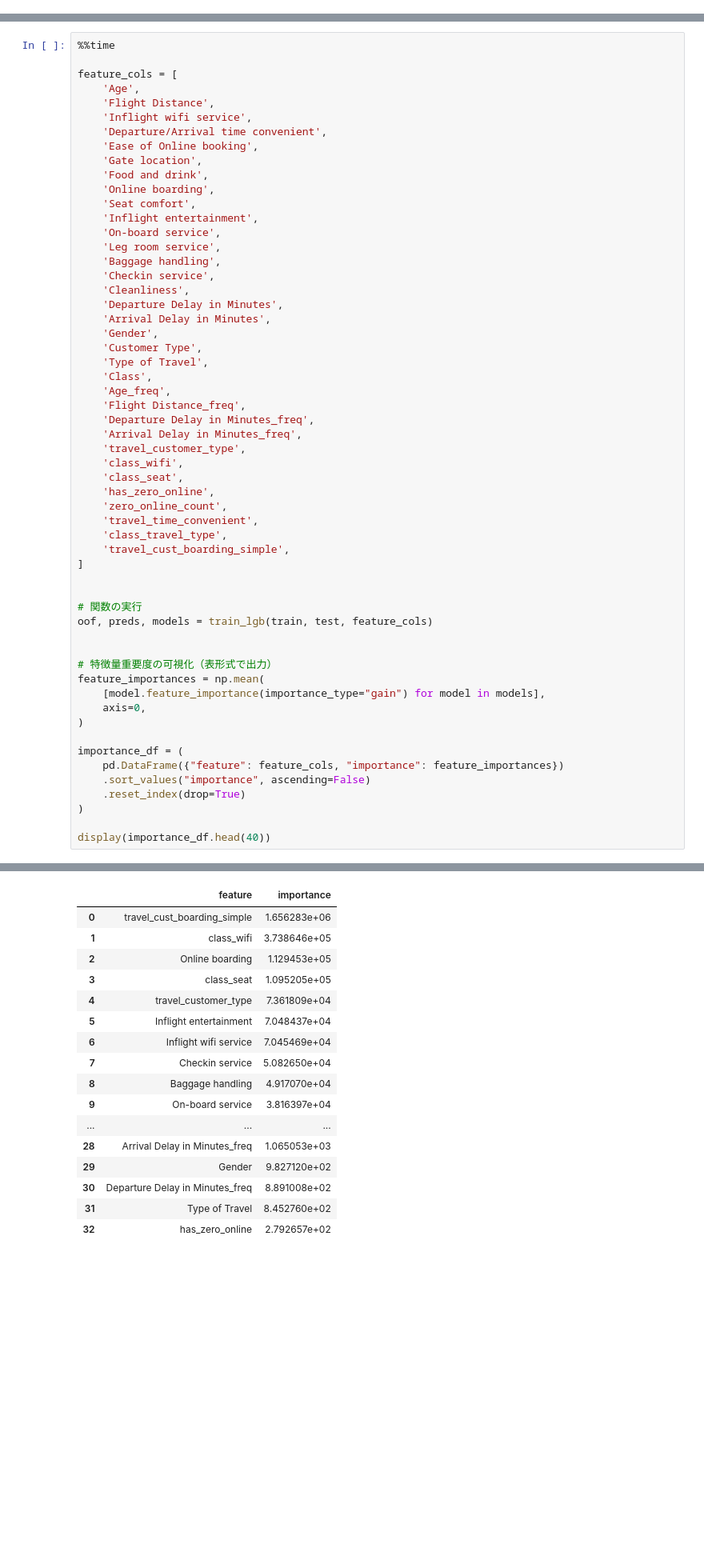
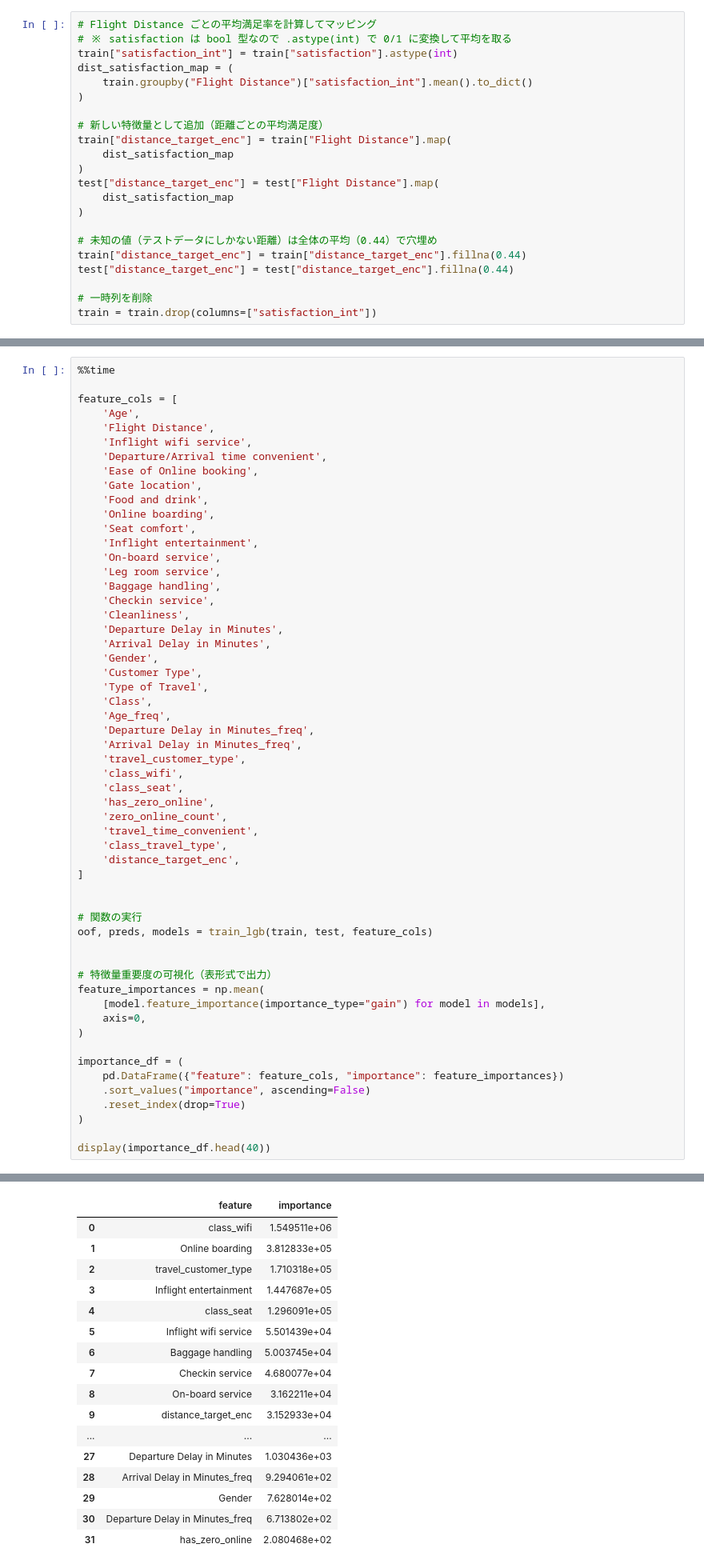
Before and after one commit to shoko-h-s/my_kaggle_solutions, a Jupyter notebook: eda-airline-satisfaction-japanese.ipynb, the cells around one changed output, grey strips where cells are left out. Shown at 80% size. Cells and saved outputs as stored; diff of their text form; blank space fills up the shorter version.

Commit message:
Kaggle Notebook | [EDA] Airline Satisfaction | Japanese | Version 5

```diff
--- a/eda-airline-satisfaction-japanese.ipynb
+++ b/eda-airline-satisfaction-japanese.ipynb
@@ -418,3 +434,25 @@ test['class_travel_type'] = test['Class'] + "_" + test['Type of Travel']
+# %%
+# Flight Distance ごとの平均満足率を計算してマッピング
+# ※ satisfaction は bool 型なので .astype(int) で 0/1 に変換して平均を取る
+train["satisfaction_int"] = train["satisfaction"].astype(int)
+dist_satisfaction_map = (
+    train.groupby("Flight Distance")["satisfaction_int"].mean().to_dict()
+)
+
+# 新しい特徴量として追加（距離ごとの平均満足度）
+train["distance_target_enc"] = train["Flight Distance"].map(
+    dist_satisfaction_map
+)
+test["distance_target_enc"] = test["Flight Distance"].map(
+    dist_satisfaction_map
+)
+
+# 未知の値（テストデータにしかない距離）は全体の平均（0.44）で穴埋め
+train["distance_target_enc"] = train["distance_target_enc"].fillna(0.44)
+test["distance_target_enc"] = test["distance_target_enc"].fillna(0.44)
+
+# 一時列を削除
+train = train.drop(columns=["satisfaction_int"])
 # %% [markdown]
 ## 不採用案
 # %% [markdown]
@@ -597,7 +680,6 @@ feature_cols = [
     'Type of Travel',
     'Class',
     'Age_freq',
-    'Flight Distance_freq',
     'Departure Delay in Minutes_freq',
     'Arrival Delay in Minutes_freq',
     'travel_customer_type',
@@ -607,7 +689,7 @@ feature_cols = [
     'zero_online_count',
     'travel_time_convenient',
     'class_travel_type',
-    'travel_cust_boarding_simple',
+    'distance_target_enc',
 ]
 
 
@@ -639,17 +721,17 @@ OOF ROC-AUC Score: 0.95941
 |  | feature | importance |
-| 0 | travel_cust_boarding_simple | 1.656283e+06 |
-| 1 | class_wifi | 3.738646e+05 |
-| 2 | Online boarding | 1.129453e+05 |
-| 3 | class_seat | 1.095205e+05 |
-| 4 | travel_customer_type | 7.361809e+04 |
-| 5 | Inflight entertainment | 7.048437e+04 |
-| 6 | Inflight wifi service | 7.045469e+04 |
-| 7 | Checkin service | 5.082650e+04 |
-| 8 | Baggage handling | 4.917070e+04 |
-| 9 | On-board service | 3.816397e+04 |
+| 0 | class_wifi | 1.549511e+06 |
+| 1 | Online boarding | 3.812833e+05 |
+| 2 | travel_customer_type | 1.710318e+05 |
+| 3 | Inflight entertainment | 1.447687e+05 |
+| 4 | class_seat | 1.296091e+05 |
+| 5 | Inflight wifi service | 5.501439e+04 |
+| 6 | Baggage handling | 5.003745e+04 |
+| 7 | Checkin service | 4.680077e+04 |
+| 8 | On-board service | 3.162211e+04 |
+| 9 | distance_target_enc | 3.152933e+04 |
 | ... | ... | ... |
-| 28 | Arrival Delay in Minutes_freq | 1.065053e+03 |
-| 29 | Gender | 9.827120e+02 |
-| 30 | Departure Delay in Minutes_freq | 8.891008e+02 |
-| 31 | Type of Travel | 8.452760e+02 |
-| 32 | has_zero_online | 2.792657e+02 |
+| 27 | Departure Delay in Minutes | 1.030436e+03 |
+| 28 | Arrival Delay in Minutes_freq | 9.294061e+02 |
+| 29 | Gender | 7.628014e+02 |
+| 30 | Departure Delay in Minutes_freq | 6.713802e+02 |
+| 31 | has_zero_online | 2.080468e+02 |
```
Also changed, not shown: parts of 10 cells of this notebook.
